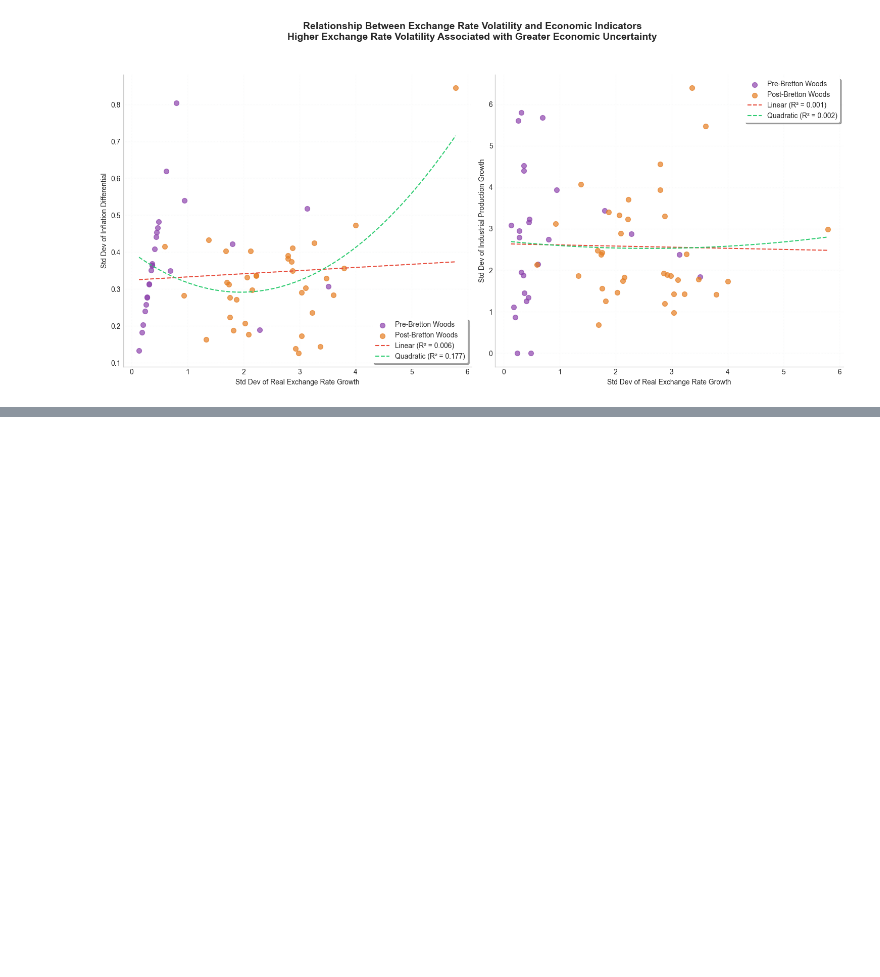
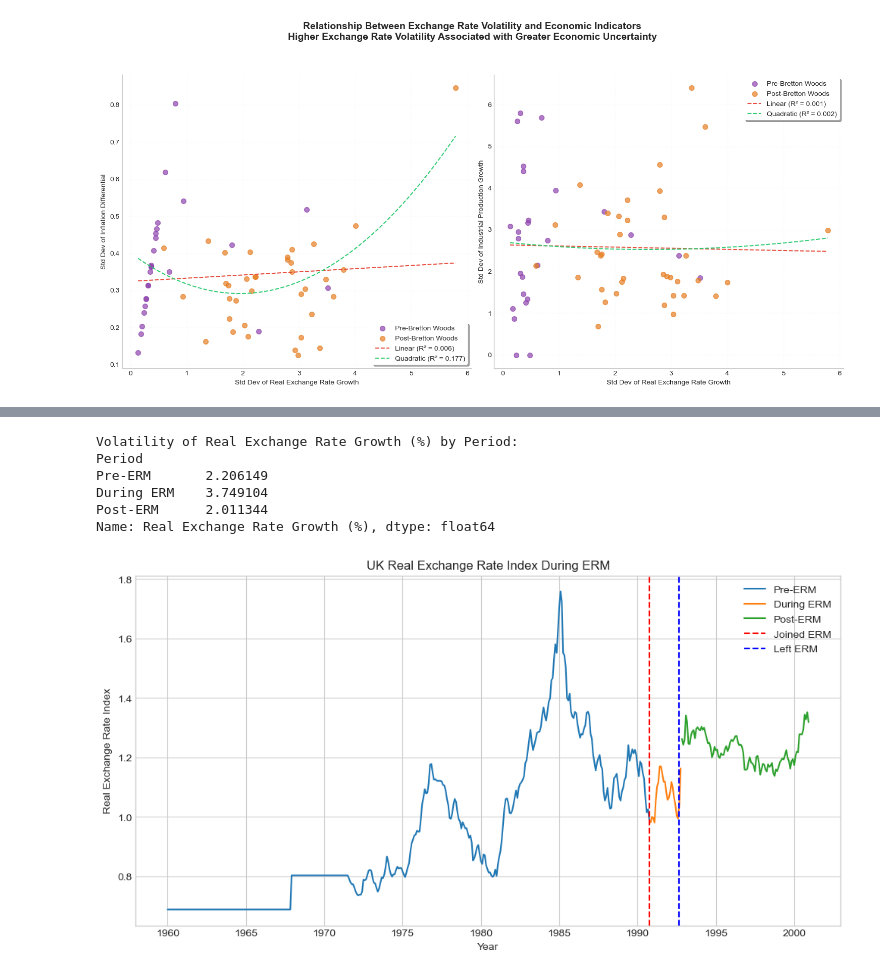
Before and after one commit to EC1B1-Macro-Project/Germany_Coursework, a Jupyter notebook: code/NB00.ipynb, the cells around one changed output, grey strips where cells are left out. Drawn from its saved outputs; the diff is of its cells as text; code cells hidden in the pictures; blank space fills up the shorter version.

```diff
--- a/code/NB00.ipynb
+++ b/code/NB00.ipynb
@@ -1132,0 +1117,2 @@ plt.show()
+# %%
+df_UK = pd.read_excel('../data/imf_UK_data.xlsx')
@@ -1132,0 +1209,16 @@ plt.show()
+# %%
+import pandas as pd
+
+# Ensure Month column is in datetime format
+df_UK["Month"] = pd.to_datetime(df_UK["Month"], format="%b %Y", errors="coerce")
+
+# Check if any dates failed conversion (i.e., NaT values)
+print("Missing date conversions:", df_UK["Month"].isna().sum())
+
+# Sort by Month column in ascending order
+df_UK = df_UK.sort_values("Month").reset_index(drop=True)
+
+# Display first few rows to confirm Dec 1959 appears
+print(df_UK.head())
+
+df_UK
@@ -1132,0 +1305,34 @@ plt.show()
+# %%
+df_UK['Period'] = pd.cut(
+    df_UK['Date'],
+    bins=pd.to_datetime(["1959-12-01", "1990-10-01", "1992-10-01", "2000-12-01"]),
+    labels=["Pre-ERM", "During ERM", "Post-ERM"]
+)
+
+volatility = df_UK.groupby("Period")["Real Exchange Rate Growth (%)"].std()
+print ("Volatility of Real Exchange Rate Growth (%) by Period:")
+print(volatility)
+# %% [output]
+Volatility of Real Exchange Rate Growth (%) by Period:
+Period
+Pre-ERM       2.206149
+During ERM    3.749104
+Post-ERM      2.011344
+Name: Real Exchange Rate Growth (%), dtype: float64
+# %%
+import matplotlib.pyplot as plt
+
+plt.figure(figsize=(12,6))
+for period in ["Pre-ERM", "During ERM", "Post-ERM"]:
+    subset = df_UK[df_UK["Period"] == period]
+    plt.plot(subset["Date"], subset["Real Exchange Rate Index"], label=period)
+
+plt.axvline(pd.to_datetime("1990-10-01"), color='red', linestyle="--", label="Joined ERM")
+plt.axvline(pd.to_datetime("1992-09-01"), color='blue', linestyle="--", label="Left ERM")
+plt.legend()
+plt.title("UK Real Exchange Rate Index During ERM")
+plt.xlabel("Year")
+plt.ylabel("Real Exchange Rate Index")
+plt.show()
+# %% [output]
+[figure, added]
```
Also changed, not shown: parts of 24 cells of this notebook, 3 other files.
